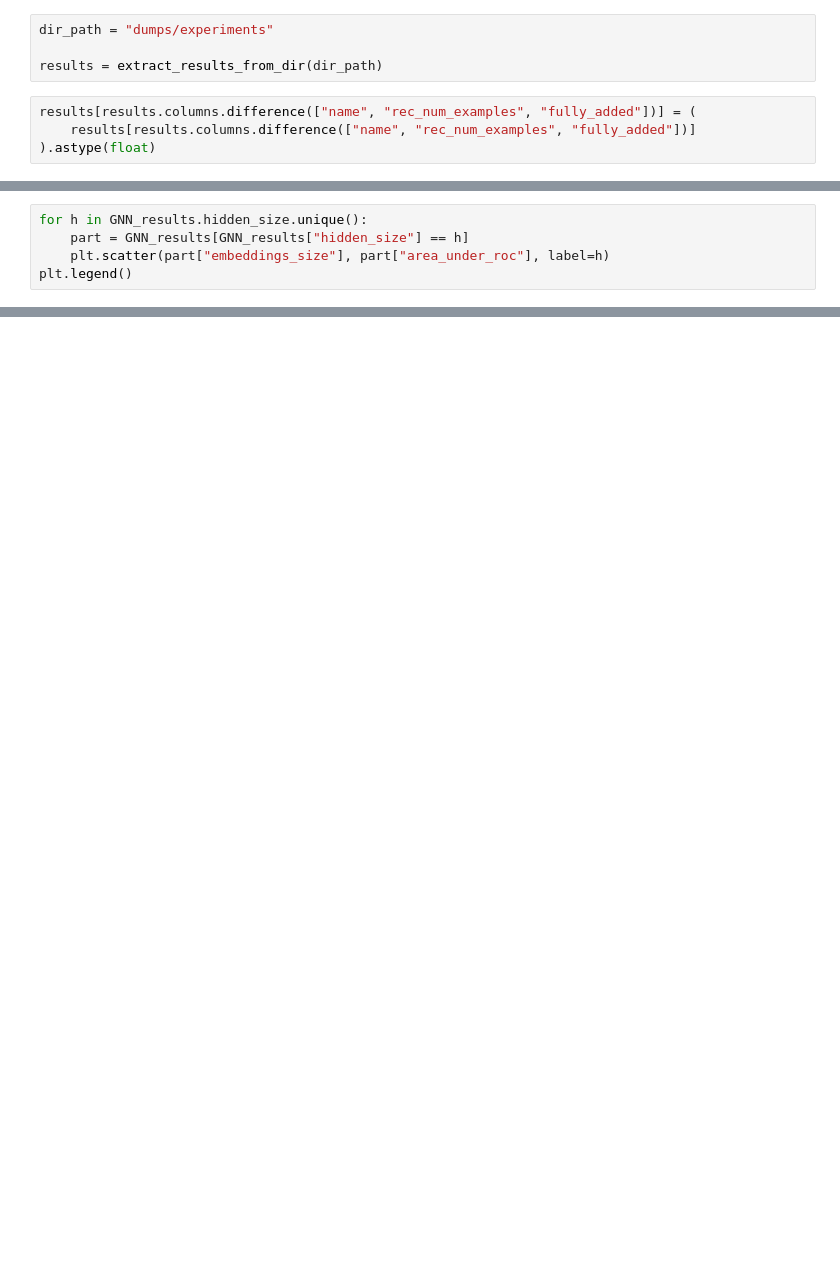
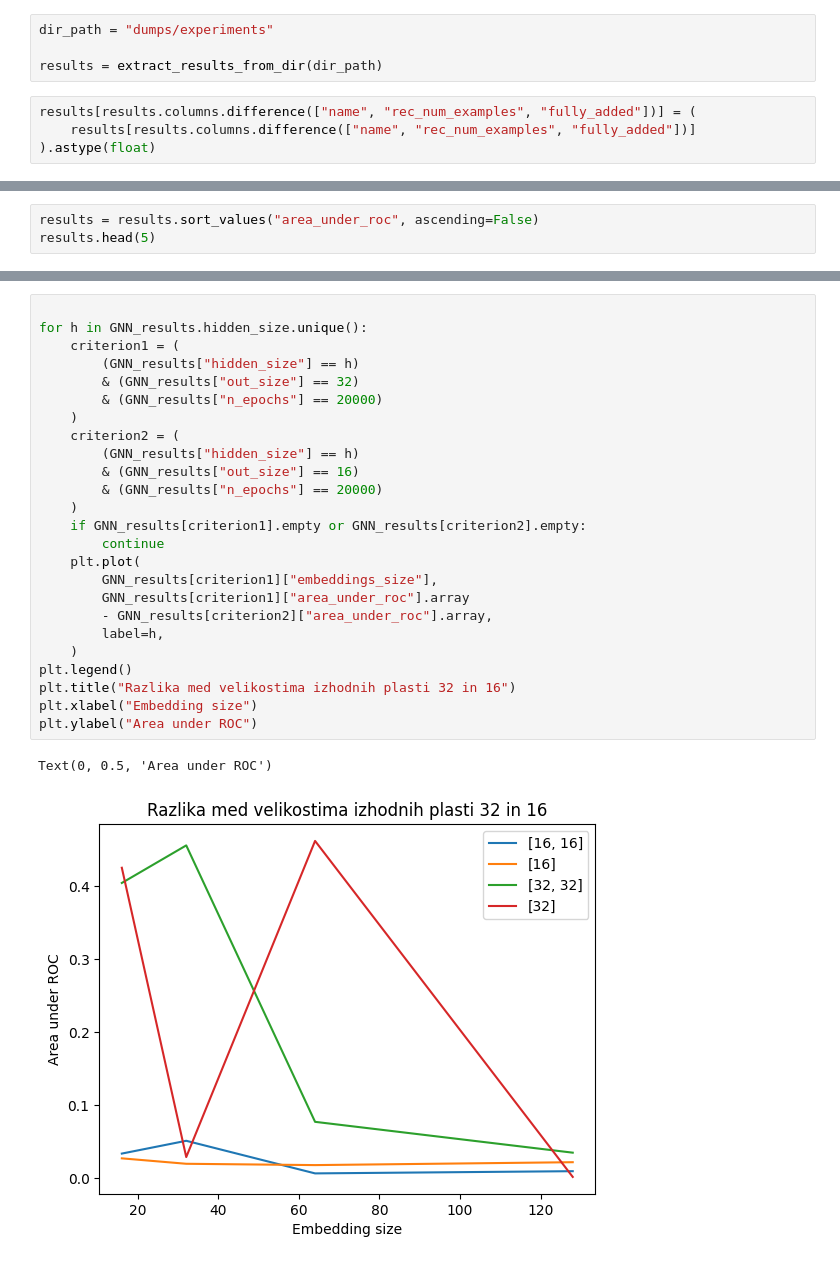
Before and after one commit to nikerzetic/mlfmf-data, a Jupyter notebook: experiment_analysis.ipynb, the cells around one changed output, grey strips where cells are left out. Cells and saved outputs as stored; diff of their text form; blank space fills up the shorter version.

```diff
--- a/experiment_analysis.ipynb
+++ b/experiment_analysis.ipynb
@@ -163,5 +73,0 @@ plt.scatter(GNN_results["n_epochs"], GNN_results["area_under_roc"])
-# %%
-for h in GNN_results.hidden_size.unique():
-    part = GNN_results[GNN_results["hidden_size"] == h]
-    plt.scatter(part["embeddings_size"], part["area_under_roc"], label=h)
-plt.legend()
@@ -480,0 +74,3 @@ Text(0, 0.5, 'Average mean smooth rank')
+# %%
+results = results.sort_values("area_under_roc", ascending=False)
+results.head(5)
@@ -480,0 +438,28 @@ Text(0, 0.5, 'Average mean smooth rank')
+# %%
+
+for h in GNN_results.hidden_size.unique():
+    criterion1 = (
+        (GNN_results["hidden_size"] == h)
+        & (GNN_results["out_size"] == 32)
+        & (GNN_results["n_epochs"] == 20000)
+    )
+    criterion2 = (
+        (GNN_results["hidden_size"] == h)
+        & (GNN_results["out_size"] == 16)
+        & (GNN_results["n_epochs"] == 20000)
+    )
+    if GNN_results[criterion1].empty or GNN_results[criterion2].empty:
+        continue
+    plt.plot(
+        GNN_results[criterion1]["embeddings_size"],
+        GNN_results[criterion1]["area_under_roc"].array
+        - GNN_results[criterion2]["area_under_roc"].array,
+        label=h,
+    )
+plt.legend()
+plt.title("Razlika med velikostima izhodnih plasti 32 in 16")
+plt.xlabel("Embedding size")
+plt.ylabel("Area under ROC")
+# %% [output]
+Text(0, 0.5, 'Area under ROC')
+[figure, added]
```
Also changed, not shown: parts of 65 cells of this notebook.
